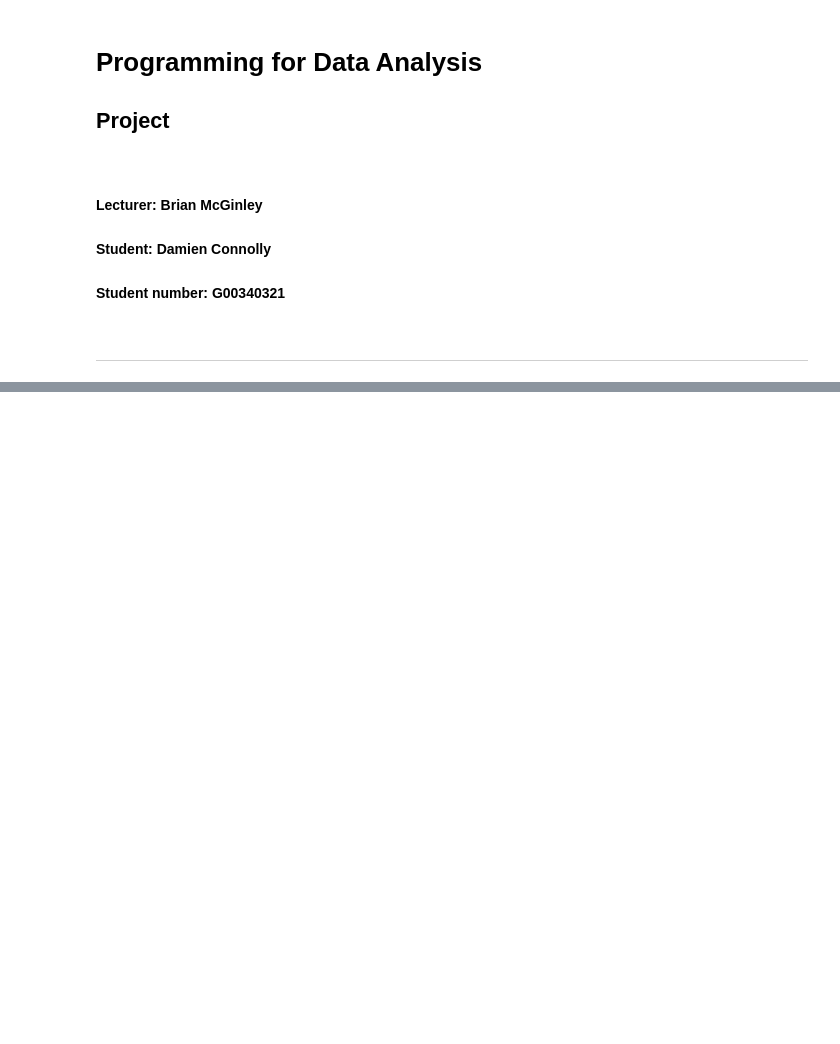
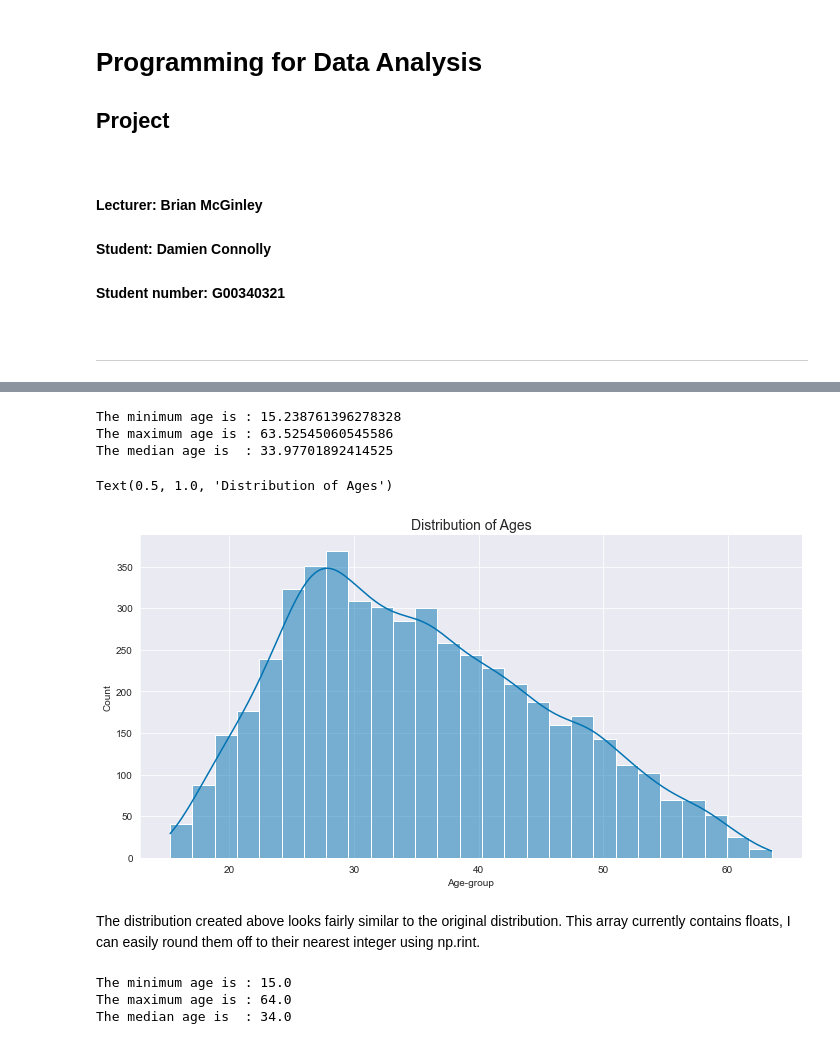
Before and after one commit to dconn20/Prog.D.A---Project, a Jupyter notebook: Prog.D.A - Project.ipynb, the cells around one changed output, grey strips where cells are left out. Drawn from its saved outputs; the diff is of its cells as text; code cells hidden in the pictures; blank space fills up the shorter version.

```diff
--- a/Prog.D.A - Project.ipynb
+++ b/Prog.D.A - Project.ipynb
@@ -207,0 +176,36 @@ Text(0.5, 1.0, 'Distribution of Ages')
+# %%
+# Simulate ages
+
+# Set the seed
+np.random.seed(1)
+
+# Set the parameters and generate ages using the triangular distribution
+age = np.random.triangular(15, 27, 64, 4969)
+
+# Print the min, max and median age generated from the array
+print("The minimum age is :", min(age),"\nThe maximum age is :", max(age),"\nThe median age is  :", np.median(age))
+# %% [output]
+The minimum age is : 15.238761396278328
+The maximum age is : 63.52545060545586
+The median age is  : 33.97701892414525
+# %%
+# Plot distribution
+sns.displot(kde="line", data=age, aspect = 2)
+plt.xlabel('Age-group')
+plt.ylabel('Count')
+plt.title('Distribution of Ages', fontsize=14)
+# %% [output]
+Text(0.5, 1.0, 'Distribution of Ages')
+[figure, added]
+# %% [markdown]
+The distribution created above looks fairly similar to the original distribution. This array currently contains floats, I can easily round them off to their nearest integer using np.rint.
+# %%
+# Round off to nearest integer
+fAge = np.rint(age)
+
+# Print the min, max and median age generated from the array
+print("The minimum age is :", min(fAge),"\nThe maximum age is :", max(fAge),"\nThe median age is  :", np.median(fAge))
+# %% [output]
+The minimum age is : 15.0
+The maximum age is : 64.0
+The median age is  : 34.0
```
Also changed, not shown: parts of 62 cells of this notebook, 2 other files.
